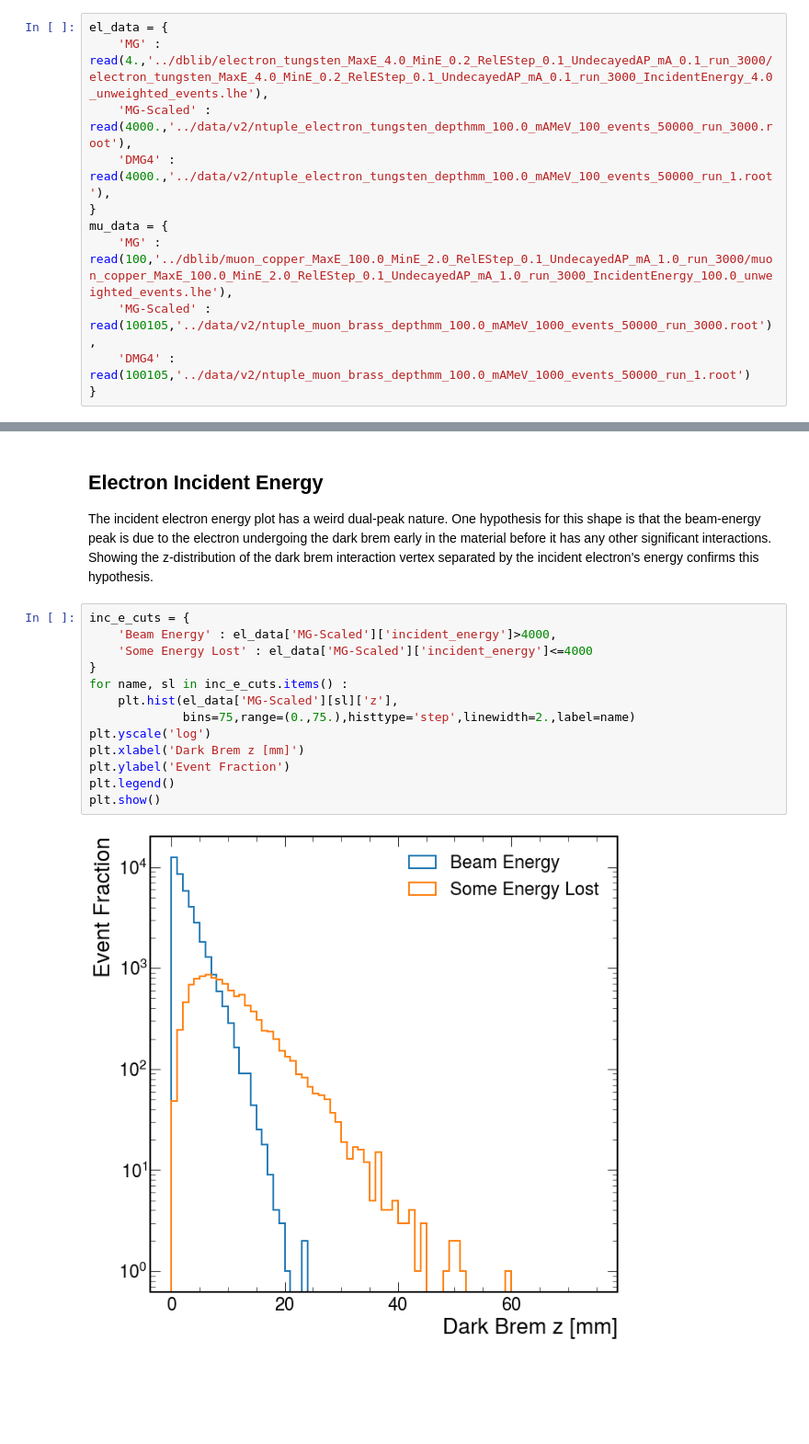
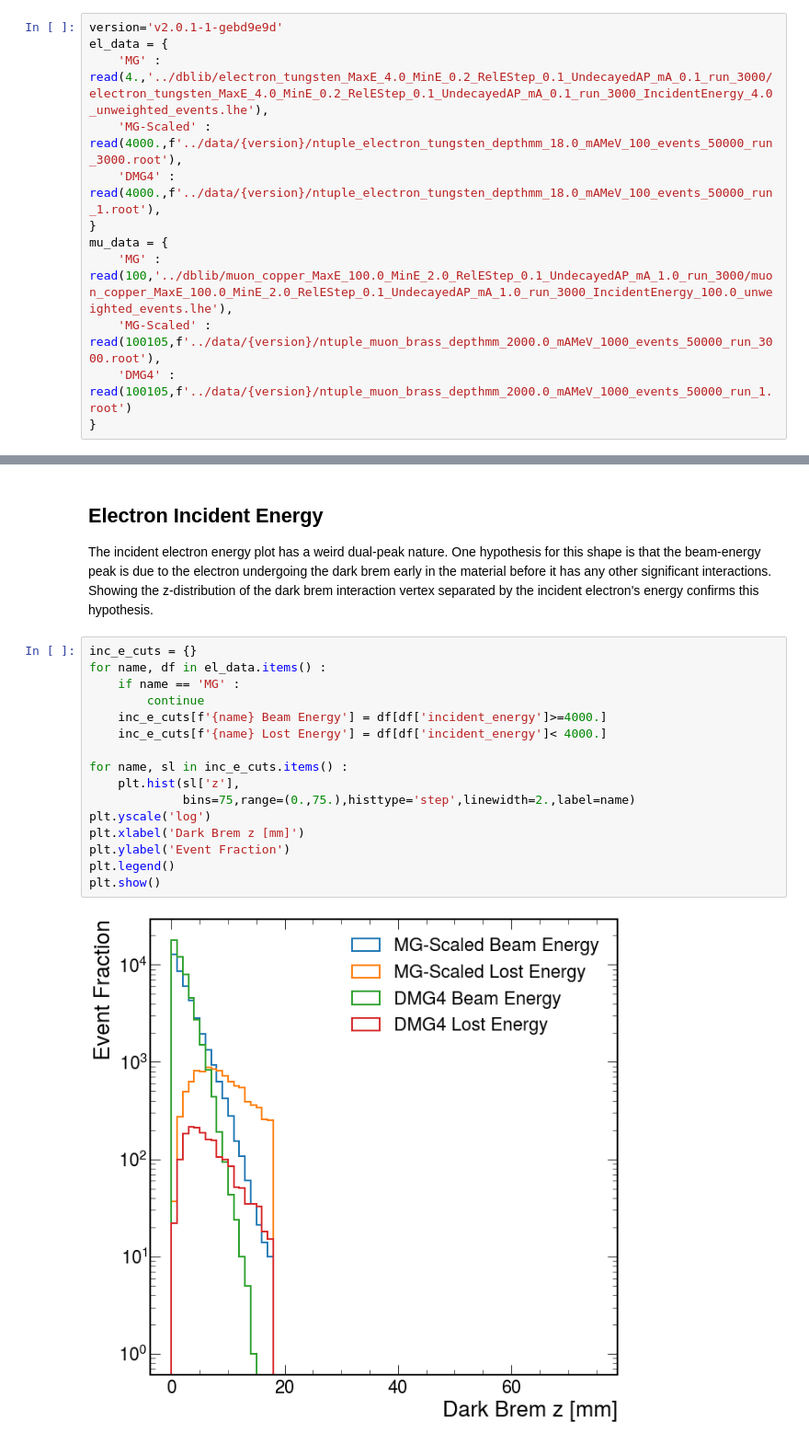
Before and after one commit to tomeichlersmith/ldmx-sim-technique, a Jupyter notebook: ana/plot-dev.ipynb, the cells around one changed output, grey strips where cells are left out. Shown at 92% size. Saved outputs shown, nothing was run; the diff lists cells and outputs as text; blank space fills up the shorter version.

Commit message:
update plotting script with version input

```diff
--- a/ana/plot-dev.ipynb
+++ b/ana/plot-dev.ipynb
@@ -43,15 +43,16 @@ def read(beam_E, fp) :
     df['visible_energy_frac'] = 1 - df['aprime_energy']/beam_E
     return df
 # %%
+version='v2.0.1-1-gebd9e9d'
 el_data = {
     'MG' : read(4.,'../dblib/electron_tungsten_MaxE_4.0_MinE_0.2_RelEStep_0.1_UndecayedAP_mA_0.1_run_3000/electron_tungsten_MaxE_4.0_MinE_0.2_RelEStep_0.1_UndecayedAP_mA_0.1_run_3000_IncidentEnergy_4.0_unweighted_events.lhe'),
-    'MG-Scaled' : read(4000.,'../data/v2/ntuple_electron_tungsten_depthmm_100.0_mAMeV_100_events_50000_run_3000.root'),
-    'DMG4' : read(4000.,'../data/v2/ntuple_electron_tungsten_depthmm_100.0_mAMeV_100_events_50000_run_1.root'),
+    'MG-Scaled' : read(4000.,f'../data/{version}/ntuple_electron_tungsten_depthmm_18.0_mAMeV_100_events_50000_run_3000.root'),
+    'DMG4' : read(4000.,f'../data/{version}/ntuple_electron_tungsten_depthmm_18.0_mAMeV_100_events_50000_run_1.root'),
 }
 mu_data = {
     'MG' : read(100,'../dblib/muon_copper_MaxE_100.0_MinE_2.0_RelEStep_0.1_UndecayedAP_mA_1.0_run_3000/muon_copper_MaxE_100.0_MinE_2.0_RelEStep_0.1_UndecayedAP_mA_1.0_run_3000_IncidentEnergy_100.0_unweighted_events.lhe'),
-    'MG-Scaled' : read(100105,'../data/v2/ntuple_muon_brass_depthmm_100.0_mAMeV_1000_events_50000_run_3000.root'),
-    'DMG4' : read(100105,'../data/v2/ntuple_muon_brass_depthmm_100.0_mAMeV_1000_events_50000_run_1.root')
+    'MG-Scaled' : read(100105,f'../data/{version}/ntuple_muon_brass_depthmm_2000.0_mAMeV_1000_events_50000_run_3000.root'),
+    'DMG4' : read(100105,f'../data/{version}/ntuple_muon_brass_depthmm_2000.0_mAMeV_1000_events_50000_run_1.root')
 }
 # %% [markdown]
 # Data Plotting
@@ -194,17 +195,20 @@ plt.show()
 ## Electron Incident Energy
 The incident electron energy plot has a weird dual-peak nature. One hypothesis for this shape is that the beam-energy peak is due to the electron undergoing the dark brem early in the material before it has any other significant interactions. Showing the z-distribution of the dark brem interaction vertex separated by the incident electron's energy confirms this hypothesis.
 # %%
-inc_e_cuts = {
-    'Beam Energy' : el_data['MG-Scaled']['incident_energy']>4000,
-    'Some Energy Lost' : el_data['MG-Scaled']['incident_energy']<=4000
-}
+inc_e_cuts = {}
+for name, df in el_data.items() :
+    if name == 'MG' :
+        continue
+    inc_e_cuts[f'{name} Beam Energy'] = df[df['incident_energy']>=4000.]
+    inc_e_cuts[f'{name} Lost Energy'] = df[df['incident_energy']< 4000.]
+
 for name, sl in inc_e_cuts.items() :
-    plt.hist(el_data['MG-Scaled'][sl]['z'],
+    plt.hist(sl['z'],
              bins=75,range=(0.,75.),histtype='step',linewidth=2.,label=name)
 plt.yscale('log')
 plt.xlabel('Dark Brem z [mm]')
 plt.ylabel('Event Fraction')
 plt.legend()
 plt.show()
 # %% [output]
-[figure, old version]
+[figure, new version]
```
Also changed, not shown: parts of 3 cells of this notebook.
